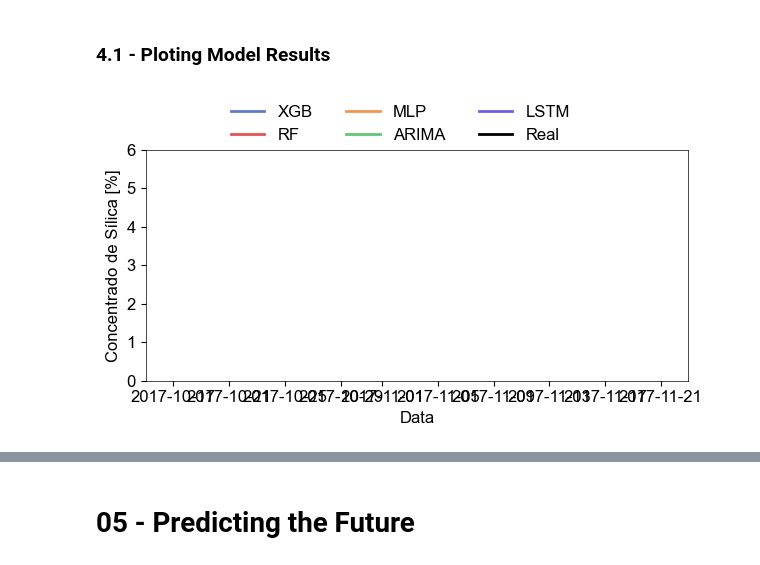
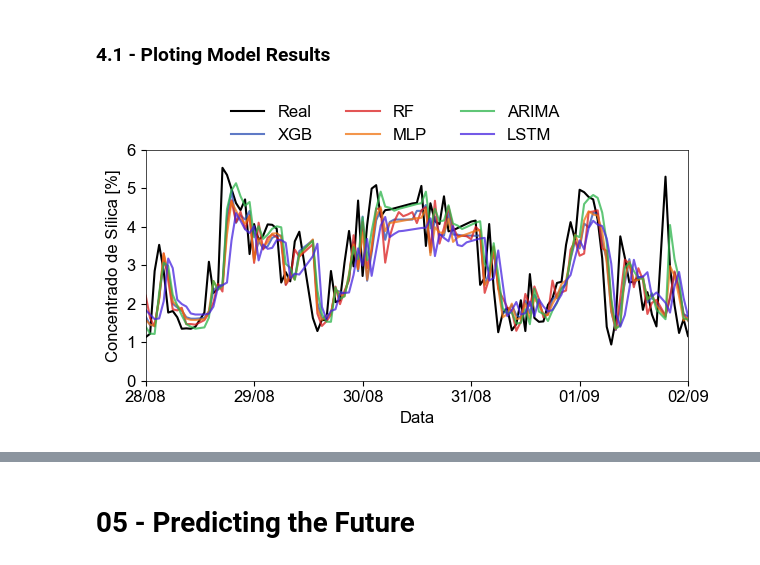
Before and after one commit to PauloCasmal/data-mining-study, a Jupyter notebook: Comparing-Models.ipynb, the cells around one changed output, grey strips where cells are left out. Cells and saved outputs as stored; diff of their text form; code cells hidden in the pictures.

```diff
--- a/Comparing-Models.ipynb
+++ b/Comparing-Models.ipynb
@@ -651,15 +653,19 @@ R2 Médio LSTM: 0.3733
 # %%
 ax_res.set_yticks(range(0, 7, 1))
 ax_res.legend(ncol=3, loc='upper left', bbox_to_anchor=(0.13, 1.26), frameon=False)
 
 ax_res.set_ylabel('Concentrado de Sílica [%]')
 ax_res.set_xlabel('Data')
 
-# ax_res.set_xlim(pd.to_datetime('2017-10-15 00:00:00'), pd.to_datetime('2017-11-22 23:00:00'))
+ax_res.set_xlim(pd.to_datetime('2017-08-28 00:00:00'), pd.to_datetime('2017-09-02 00:00:00'))
+ax_res.xaxis.set_major_formatter(mdates.DateFormatter("%d/%m"))
 
+ax_res.set_xticks(pd.to_datetime(['2017-08-28 00:00:00', '2017-08-29 00:00:00', '2017-08-30 00:00:00', '2017-08-31 00:00:00', '2017-09-01 00:00:00', '2017-09-02 00:00:00']))
+
+fig_res.savefig(r'G:\Meu Drive\03 - Facens\03 - Data Science\02-TCC-POS\05-Figures\res-prediction.svg', dpi=140, format='svg', transparent=True)
 display(fig_res)
 # %% [output]
-[figure, old version]
+[figure, new version]
 # %%
 ax_res_2[0].set_xlabel('Valor Real')
 ax_res_2[0].set_ylabel('Valor Predito')
```
Also changed, not shown: parts of 5 cells of this notebook.
